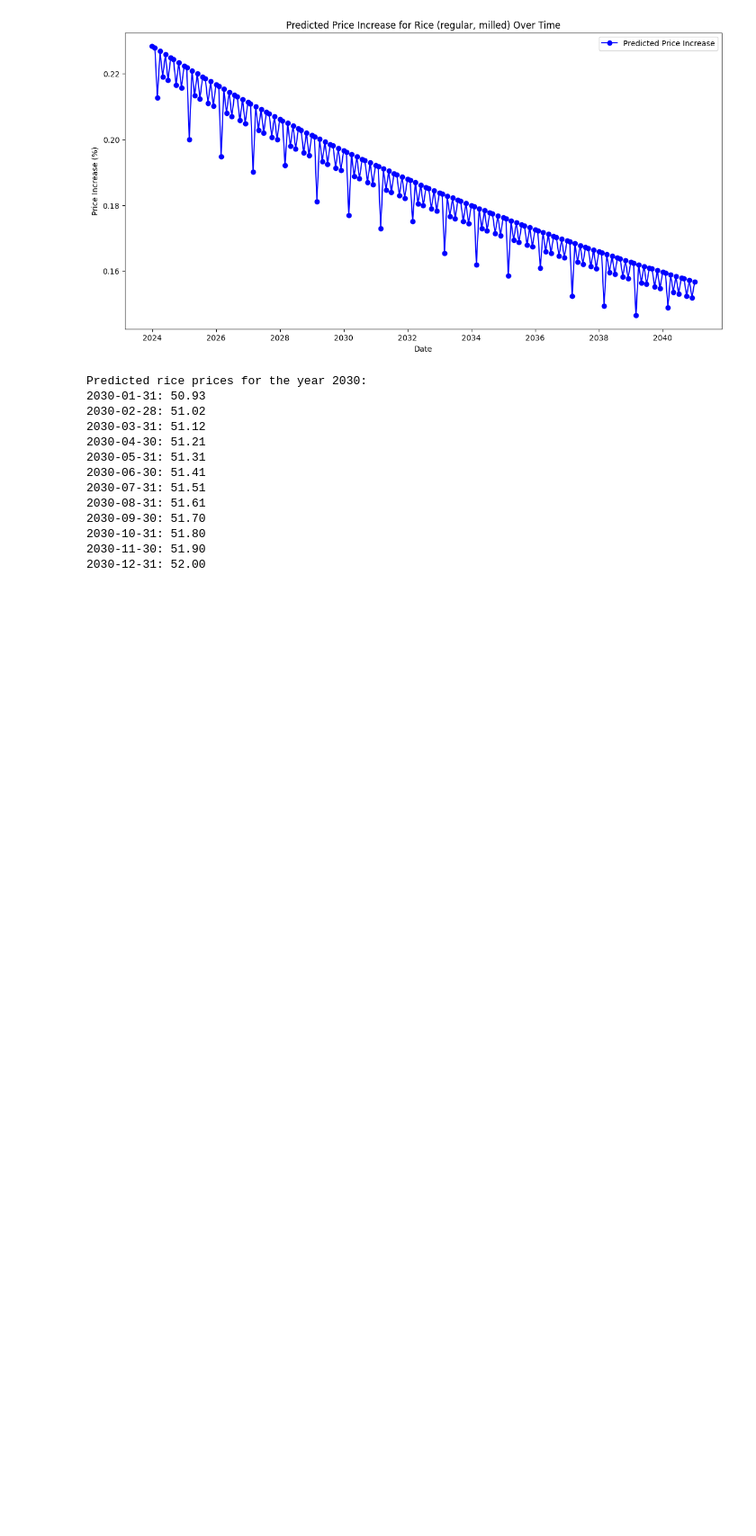
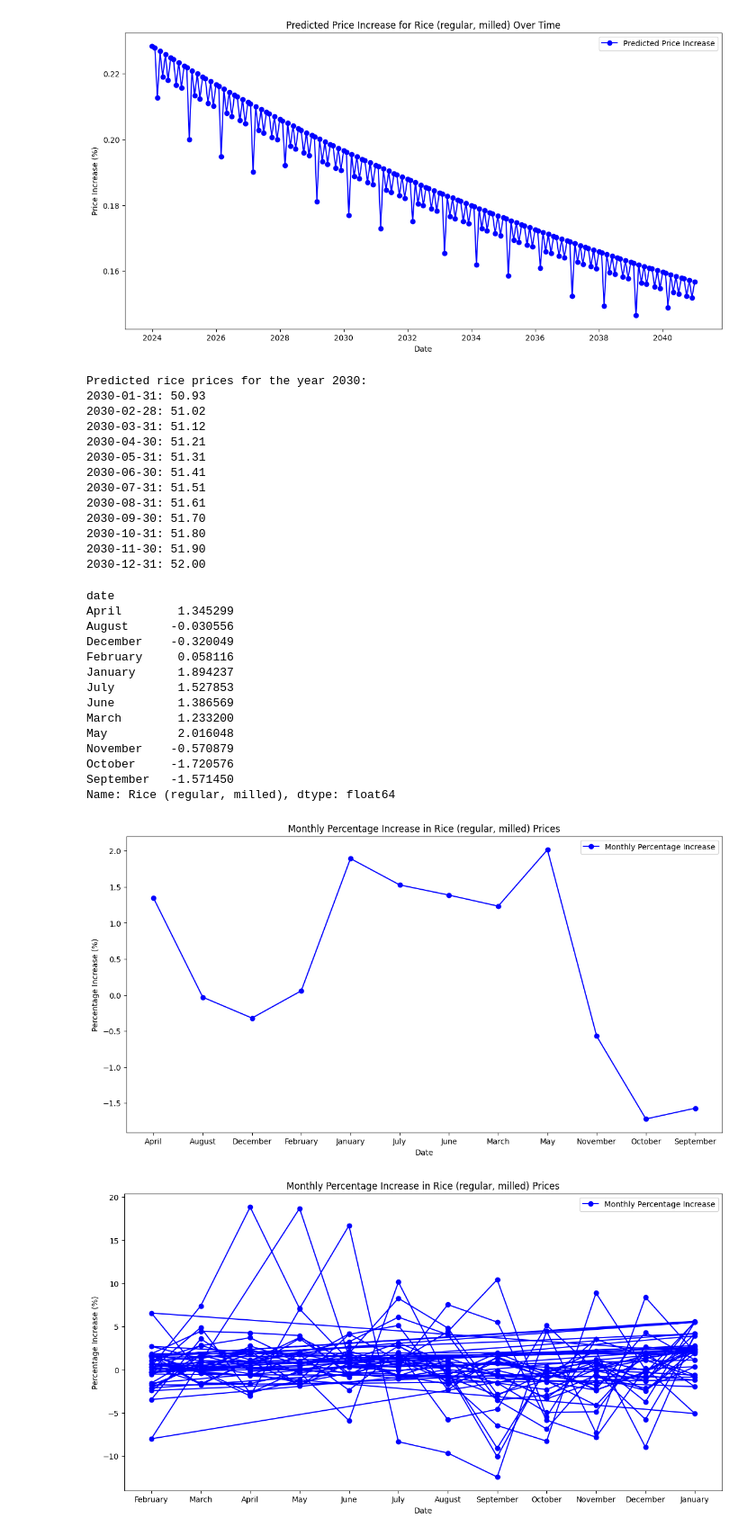
Before and after one commit to jkcte/food-data-philippines-2000-2023-per-day, a Jupyter notebook: foodDataInformation.ipynb, the cells around one changed output. Shown at 90% size. Saved outputs shown, nothing was run; the diff lists cells and outputs as text; code cells hidden in the pictures; blank space fills up the shorter version.

```diff
--- a/foodDataInformation.ipynb
+++ b/foodDataInformation.ipynb
@@ -294,3 +294,46 @@ Predicted rice prices for the year 2030:
 2030-10-31: 51.80
 2030-11-30: 51.90
 2030-12-31: 52.00
+# %%
+# Calculate the monthly percentage increase for 'Rice (regular, milled)'
+rice_monthly_increase = rice_prices['Rice (regular, milled)'].pct_change().dropna() * 100
+
+# Extract the month from the index
+rice_monthly_increase.index = rice_monthly_increase.index.strftime('%B')
+# Summarize the monthly percentage increase
+monthly_summary = rice_monthly_increase.groupby(rice_monthly_increase.index).mean()
+print(monthly_summary)
+
+plt.figure(figsize=(14, 7))
+plt.plot(monthly_summary.index, monthly_summary.values, marker='o', linestyle='-', color='b', label='Monthly Percentage Increase')
+plt.title('Monthly Percentage Increase in Rice (regular, milled) Prices')
+plt.xlabel('Date')
+plt.ylabel('Percentage Increase (%)')
+plt.legend()
+plt.show()
+
+# Plot the monthly percentage increase
+plt.figure(figsize=(14, 7))
+plt.plot(rice_monthly_increase.index, rice_monthly_increase.values, marker='o', linestyle='-', color='b', label='Monthly Percentage Increase')
+plt.title('Monthly Percentage Increase in Rice (regular, milled) Prices')
+plt.xlabel('Date')
+plt.ylabel('Percentage Increase (%)')
+plt.legend()
+plt.show()
+# %% [output]
+date
+April        1.345299
+August      -0.030556
+December    -0.320049
+February     0.058116
+January      1.894237
+July         1.527853
+June         1.386569
+March        1.233200
+May          2.016048
+November    -0.570879
+October     -1.720576
+September   -1.571450
+Name: Rice (regular, milled), dtype: float64
+[figure, added]
+[figure, added]
```
